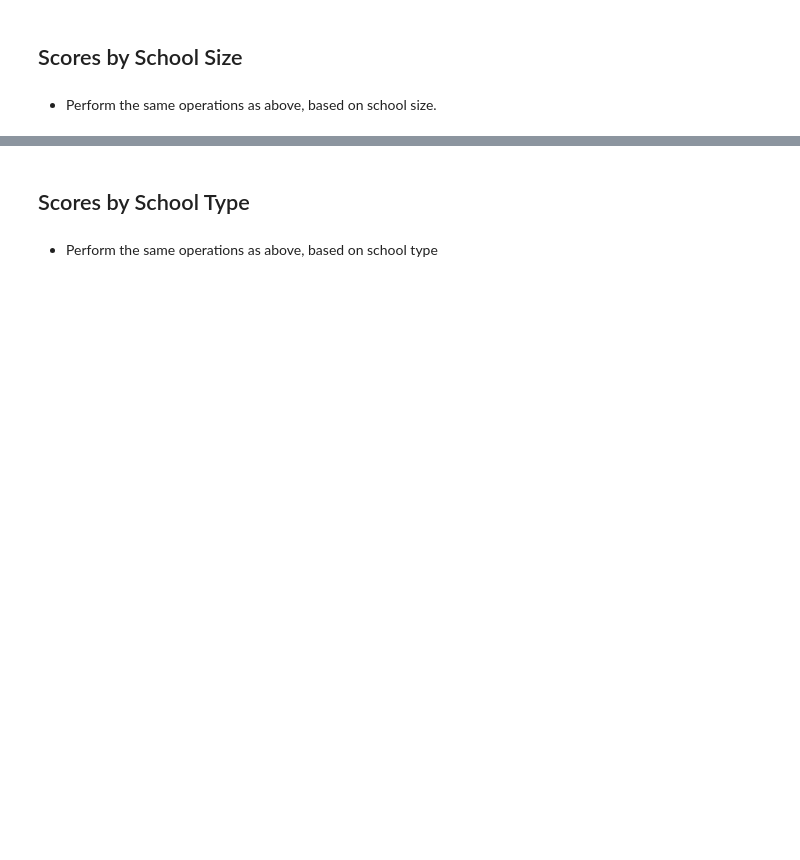
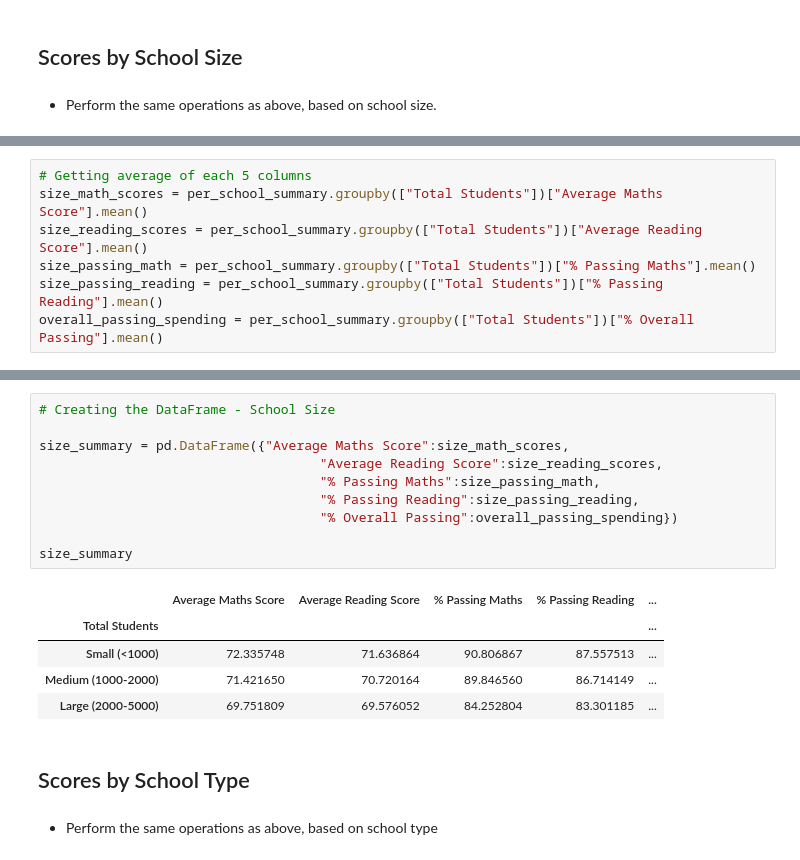
Before and after one commit to Bar89bas/pandas-challenge, a Jupyter notebook: pandas-challenge/PyCitySchools/PyCitySchools_starter.ipynb, the cells around one changed output, grey strips where cells are left out. Saved outputs shown, nothing was run; the diff lists cells and outputs as text; blank space fills up the shorter version.

```diff
--- a/PyCitySchools/PyCitySchools_starter.ipynb
+++ b/pandas-challenge/PyCitySchools/PyCitySchools_starter.ipynb
@@ -644,0 +682,7 @@ ValueError: 'Spending Ranges (Per Student)' is both an index level and a column
+# %%
+# Getting average of each 5 columns
+size_math_scores = per_school_summary.groupby(["Total Students"])["Average Maths Score"].mean()
+size_reading_scores = per_school_summary.groupby(["Total Students"])["Average Reading Score"].mean()
+size_passing_math = per_school_summary.groupby(["Total Students"])["% Passing Maths"].mean()
+size_passing_reading = per_school_summary.groupby(["Total Students"])["% Passing Reading"].mean()
+overall_passing_spending = per_school_summary.groupby(["Total Students"])["% Overall Passing"].mean()
@@ -645,3 +698,19 @@ ValueError: 'Spending Ranges (Per Student)' is both an index level and a column
+# %%
+# Creating the DataFrame - School Size
+
+size_summary = pd.DataFrame({"Average Maths Score":size_math_scores,
+                                    "Average Reading Score":size_reading_scores,
+                                    "% Passing Maths":size_passing_math,
+                                    "% Passing Reading":size_passing_reading,
+                                    "% Overall Passing":overall_passing_spending})
+
+size_summary
+# %% [output]
+|  | Average Maths Score | Average Reading Score | % Passing Maths | % Passing Reading | ... |
+| Total Students |  |  |  |  | ... |
+| Small (<1000) | 72.335748 | 71.636864 | 90.806867 | 87.557513 | ... |
+| Medium (1000-2000) | 71.421650 | 70.720164 | 89.846560 | 86.714149 | ... |
+| Large (2000-5000) | 69.751809 | 69.576052 | 84.252804 | 83.301185 | ... |
 # %% [markdown]
 ## Scores by School Type
 # %% [markdown]
```
Also changed, not shown: parts of 18 cells of this notebook, 3 other files.
